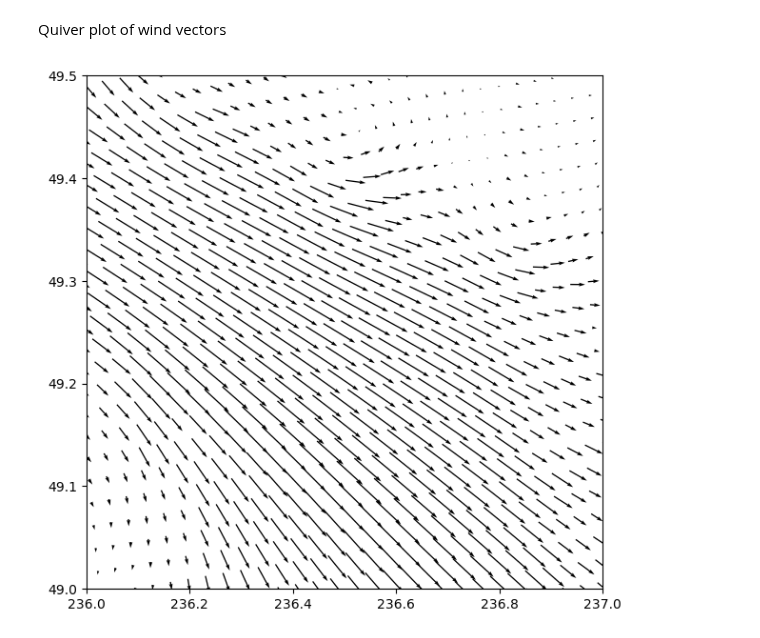
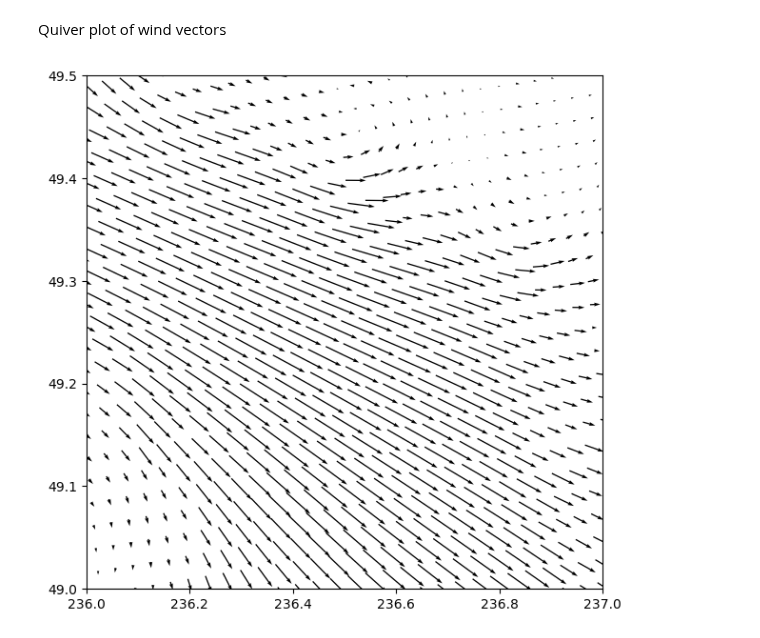
Before and after one commit to SalishSeaCast/analysis-doug, a Jupyter notebook: notebooks/continental-HRDPS/pywgrib2-grib_to_netcdf.ipynb, the cells around one changed output. Saved outputs shown, nothing was run; the diff lists cells and outputs as text; code cells hidden in the pictures.

Commit message:
Add arg to make grid() remap winds to earth orientation

```diff
--- a/notebooks/continental-HRDPS/pywgrib2-grib_to_netcdf.ipynb
+++ b/notebooks/continental-HRDPS/pywgrib2-grib_to_netcdf.ipynb
@@ -231,6 +229,6 @@ Finally, remap the grid to put wind components on the north-east oriented grid.
 # %%
 ds_rot = ds.wgrib2.grid(
-    pywgrib2_xr.grid_fromstring(conti_grid_desc),
+    pywgrib2_xr.grid_fromstring(conti_grid_desc, winds="earth"),
     iptype="bilinear",
 )
 
@@ -282,13 +280,13 @@ Quiver plot of wind vectors
 # %%
 fig, ax = plt.subplots(1, 1, figsize=(7, 7))
 ax.quiver(
-    ds_rot.longitude.isel(y=ys, x=xs),
+    ds.longitude.isel(y=ys, x=xs),
     ds_rot.latitude.isel(y=ys, x=xs),
     ds_rot["UGRD.10_m_above_ground"].isel(y=ys, x=xs),
     ds_rot["VGRD.10_m_above_ground"].isel(y=ys, x=xs),
     scale=100,
 )
 ax.set_ylim(49, 49.5)
 ax.set_xlim(236, 237);
 # %% [output]
-[figure, old version]
+[figure, new version]
```
Also changed, not shown: parts of 5 cells of this notebook.
